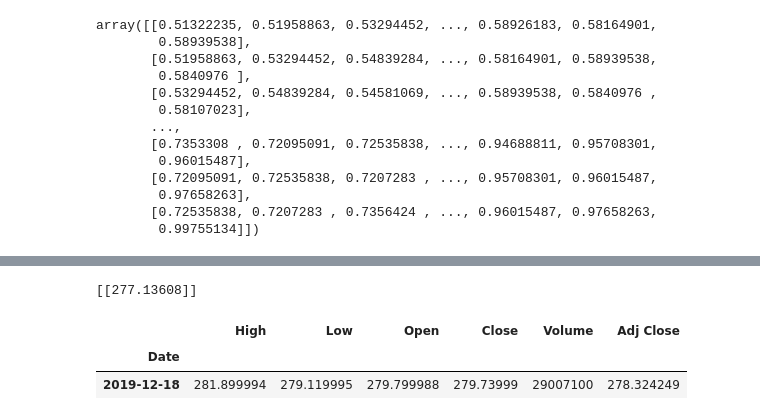
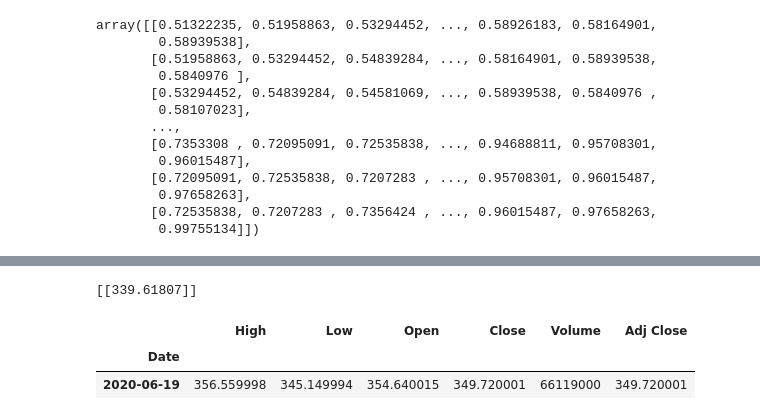
Before and after one commit to VictorDreke/Data-Science-for-Finance, a Jupyter notebook: AppleStockPrediction.ipynb, the cells around one changed output, grey strips where cells are left out. Cells and saved outputs as stored; diff of their text form; code cells hidden in the pictures.

```diff
--- a/AppleStockPrediction.ipynb
+++ b/AppleStockPrediction.ipynb
@@ -220,7 +222,7 @@ valid
 400 rows × 2 columns
 # %%
 # Get the quote
-apple_quote = web.DataReader('AAPL', data_source='yahoo', start='2012-01-01', end='2019-12-17')
+apple_quote = web.DataReader('AAPL', data_source='yahoo', start='2012-01-01', end='2020-06-18')
 # Create a new dataframe
 new_df = apple_quote.filter(['Close'])
 # Get the last 60 day closing values and convert the dataframe to an array
@@ -241,11 +243,11 @@ pred_price = model.predict(x_test)
 pred_price = scaler.inverse_transform(pred_price)
 print(pred_price)
 # %% [output]
-[[277.13608]]
+[[339.61807]]
 # %%
-apple_quote = web.DataReader('AAPL', data_source='yahoo', start='2019-12-18', end='2019-12-18')
+apple_quote = web.DataReader('AAPL', data_source='yahoo', start='2020-06-19', end='2020-06-20')
 apple_quote
 # %% [output]
 |  | High | Low | Open | Close | Volume | Adj Close |
 | Date |  |  |  |  |  |  |
-| 2019-12-18 | 281.899994 | 279.119995 | 279.799988 | 279.73999 | 29007100 | 278.324249 |
+| 2020-06-19 | 356.559998 | 345.149994 | 354.640015 | 349.720001 | 66119000 | 349.720001 |
```
Also changed, not shown: parts of 4 cells of this notebook.
